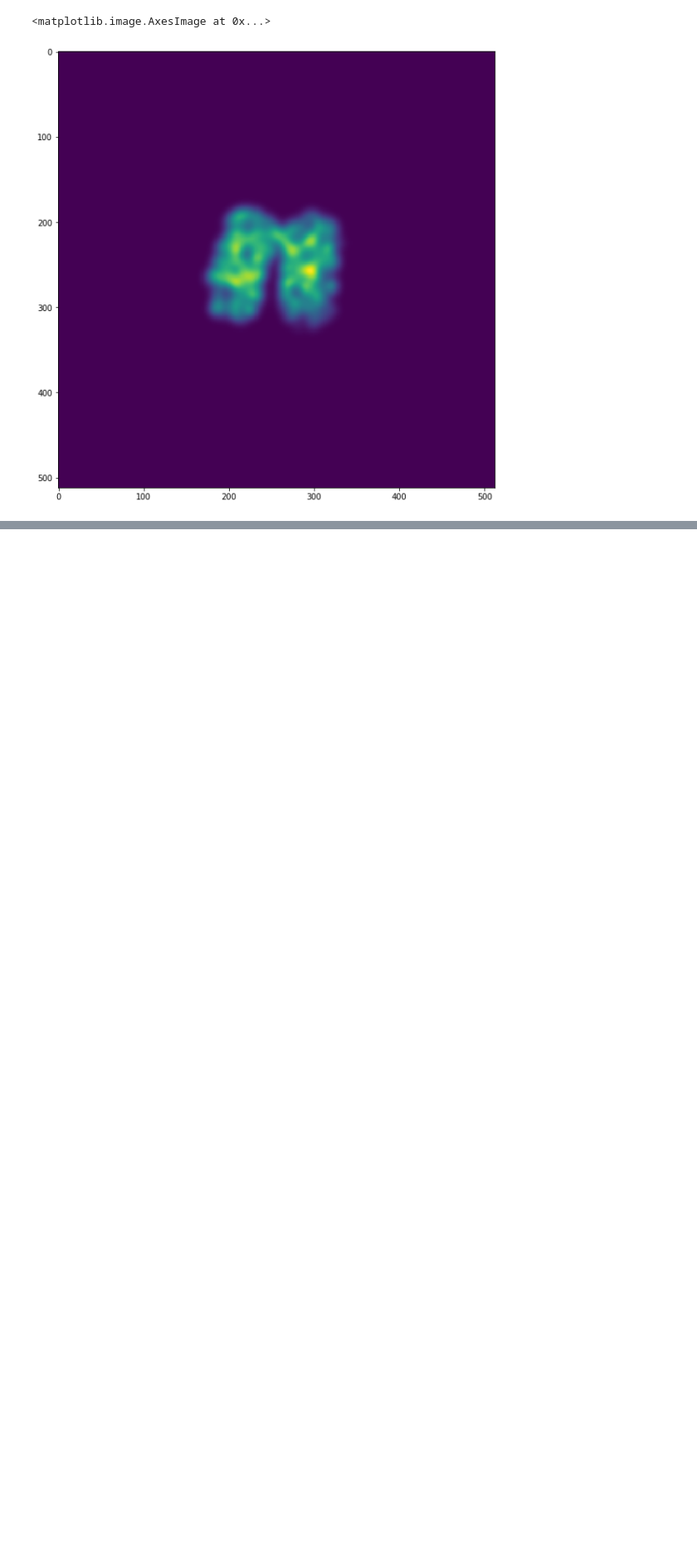
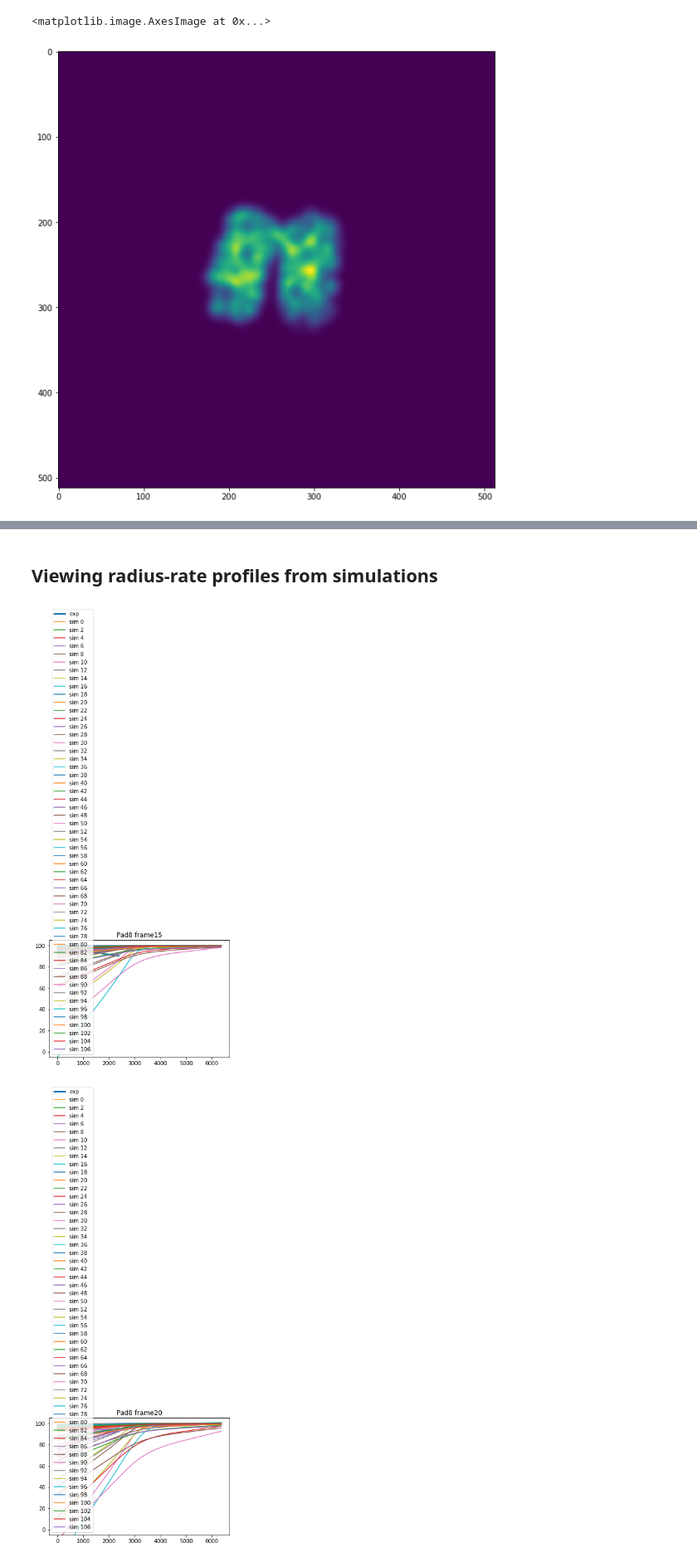
Before and after one commit to boospooky/omnitray-modeling, a Jupyter notebook: omnitray-modeling/mimic_190413_exp_jac.ipynb, the cells around one changed output, grey strips where cells are left out. Shown at 83% size. Saved outputs shown, nothing was run; the diff lists cells and outputs as text; code cells hidden in the pictures; blank space fills up the shorter version.

```diff
--- a/omnitray-modeling/mimic_190413_exp_jac.ipynb
+++ b/omnitray-modeling/mimic_190413_exp_jac.ipynb
@@ -882,0 +1044,40 @@ plt.imshow(out[0][-1,c_i,:,:])
+# %% [markdown]
+## Viewing radius-rate profiles from simulations
+# %%
+# exp pads 8 7 6 4 3 2 0
+# sim pads 2 8 7 4 3 1 0
+for exp_frame in [15,20,25,30,35]:
+    plt.figure()
+    exp_to_sim_pad_dict = dict(zip([0,2,8],
+                                   [0,1,2]))
+#     exp_to_sim_pad_dict = dict(zip([9,8,7,4,3,2,0],
+#                                    [8,7,6,4,3,2,0]))
+    gb_pad_frame = smooth_rate_profiles_df.groupby(['pad', 'frame'])
+    pad, frame, param_i = 8, exp_frame, 11
+    pad_ind = exp_to_sim_pad_dict[pad]
+    exp_df = gb_pad_frame.get_group((pad, frame))
+    exp_time = exp_df['time'].values[0]
+    plt.plot(exp_df.rad*1.623, 100*exp_df.rate/0.00025, label='exp', lw=3)
+    c_i, n_i, s_i = np.arange(3)
+    scale_factor = (scale/4500)
+    for param_i in np.arange(0,p0_df.shape[0],2):
+        img = np.load('worker_outputs/pad{}_p{}_arr.npy'.format(pad_ind, param_i))
+        tvc = np.load('worker_outputs/pad{}_p{}_tvc.npy'.format(pad_ind, param_i))*60
+        time_diff_vec = np.abs(tvc-exp_time)
+        sim_frame = np.arange(len(tvc))[time_diff_vec==time_diff_vec.min()]
+        time_val = tvc[sim_frame]
+
+        _, _, h, w = img.shape
+        x_vec, y_vec = np.array(list(itt.product(np.arange(h)-h/2, np.arange(w)-w/2))).T / scale_factor
+        nut_vals = img[sim_frame,n_i,:,:].flatten()
+
+        phi_vec, rad_vec = conv_cart_to_polar(x_vec, y_vec)
+        lowess_rad, lowess_nut = stm.nonparametric.smoothers_lowess.lowess(nut_vals, rad_vec).T
+
+        plt.plot(lowess_rad, lowess_nut,label='sim {}'.format(param_i))
+    plt.legend()
+    plt.title('Pad{} frame{}'.format(pad, frame))
+    plt.ylim([-5,105])
+# %% [output]
+[figure, added]
+[figure, added]
```
Also changed, not shown: parts of 29 cells of this notebook.
